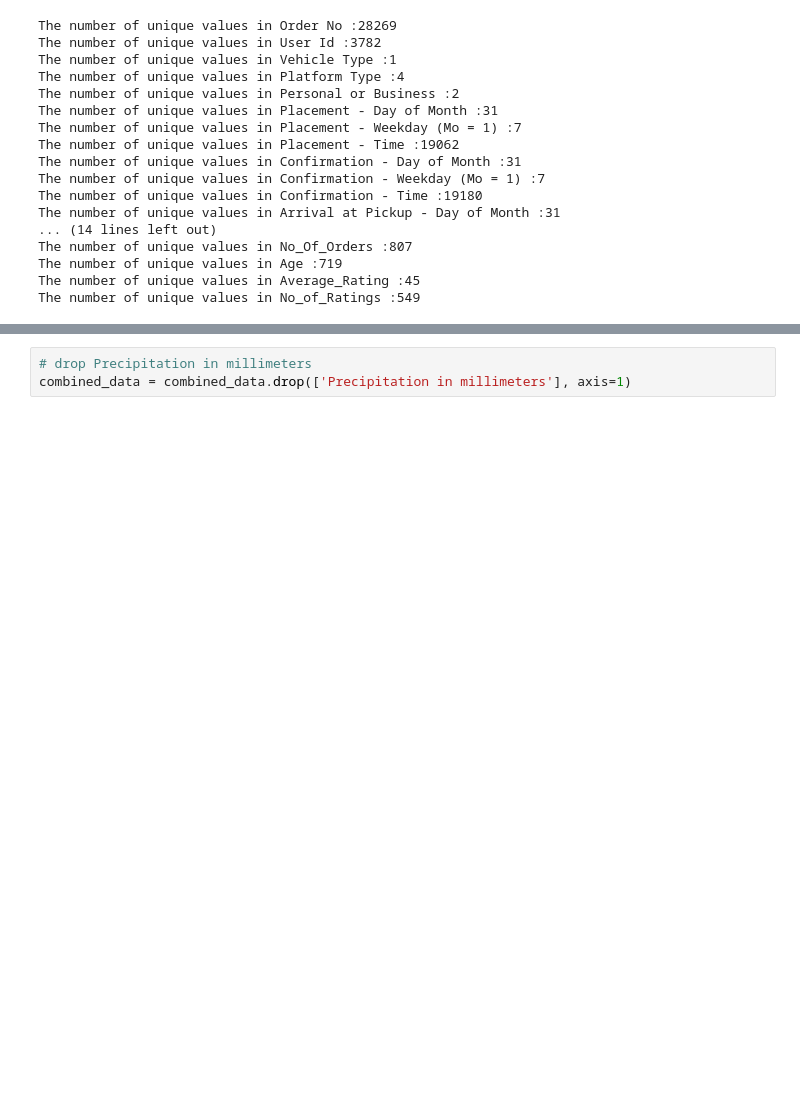
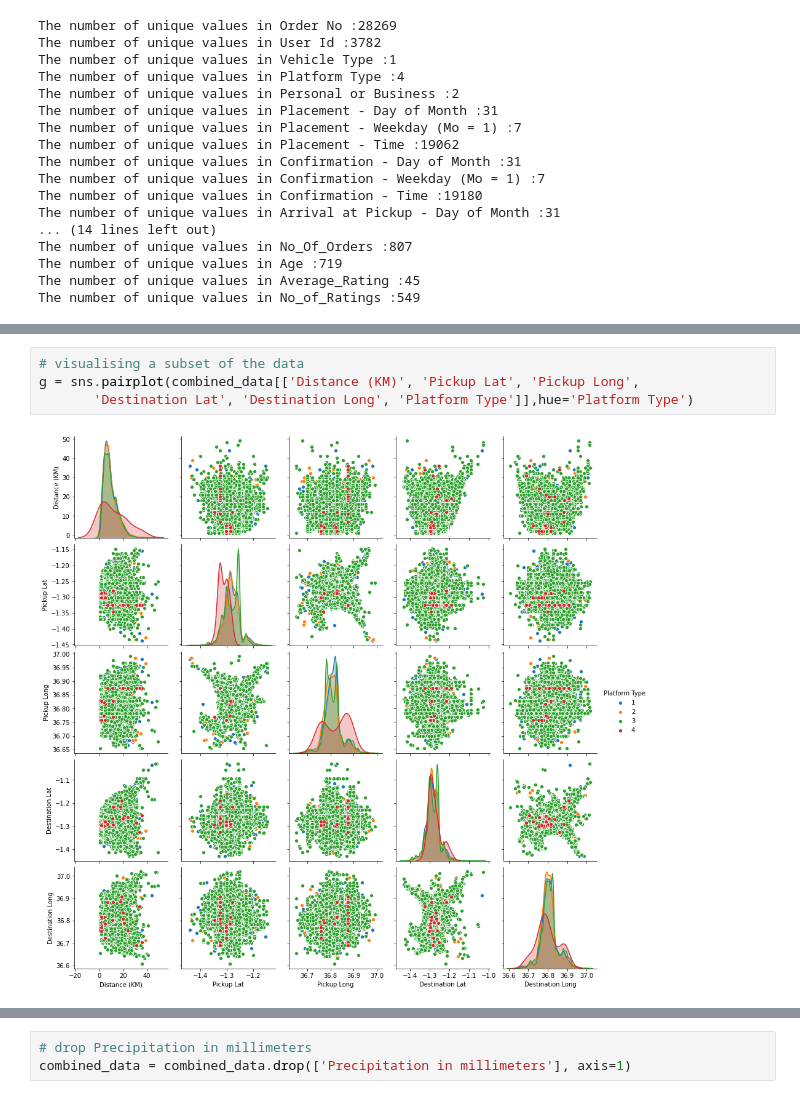
Before and after one commit to 0731325603/regression-predict-api-template, a Jupyter notebook: regression_notebook.ipynb, the cells around one changed output, grey strips where cells are left out. Drawn from its saved outputs; the diff is of its cells as text; blank space fills up the shorter version.

```diff
--- a/regression_notebook.ipynb
+++ b/regression_notebook.ipynb
@@ -348,0 +365,6 @@ The number of unique values in No_of_Ratings :549
+# %%
+# visualising a subset of the data
+g = sns.pairplot(combined_data[['Distance (KM)', 'Pickup Lat', 'Pickup Long',
+       'Destination Lat', 'Destination Long', 'Platform Type']],hue='Platform Type')
+# %% [output]
+[figure, added]
```
Also changed, not shown: parts of 18 cells of this notebook.
